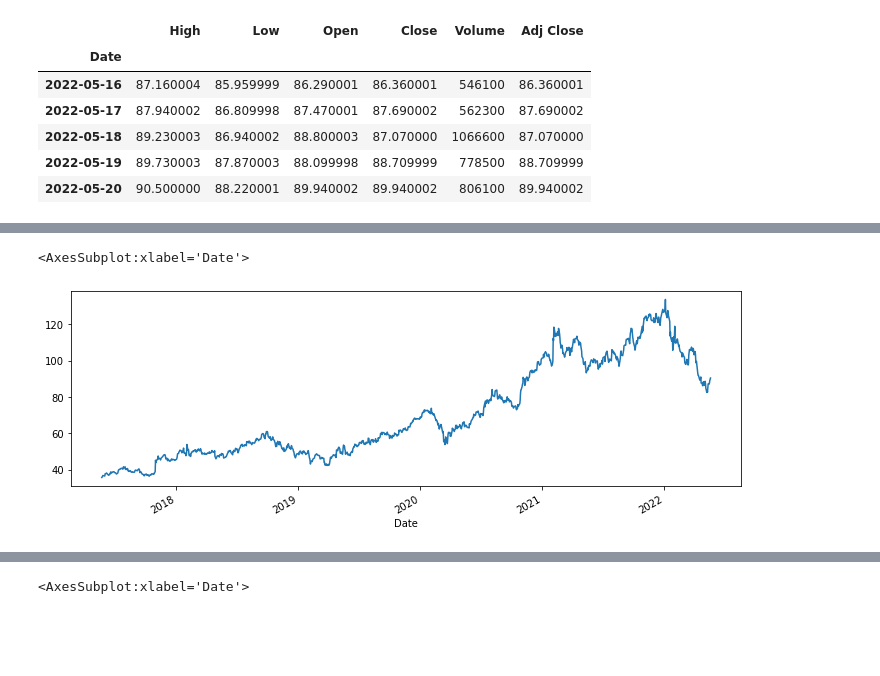
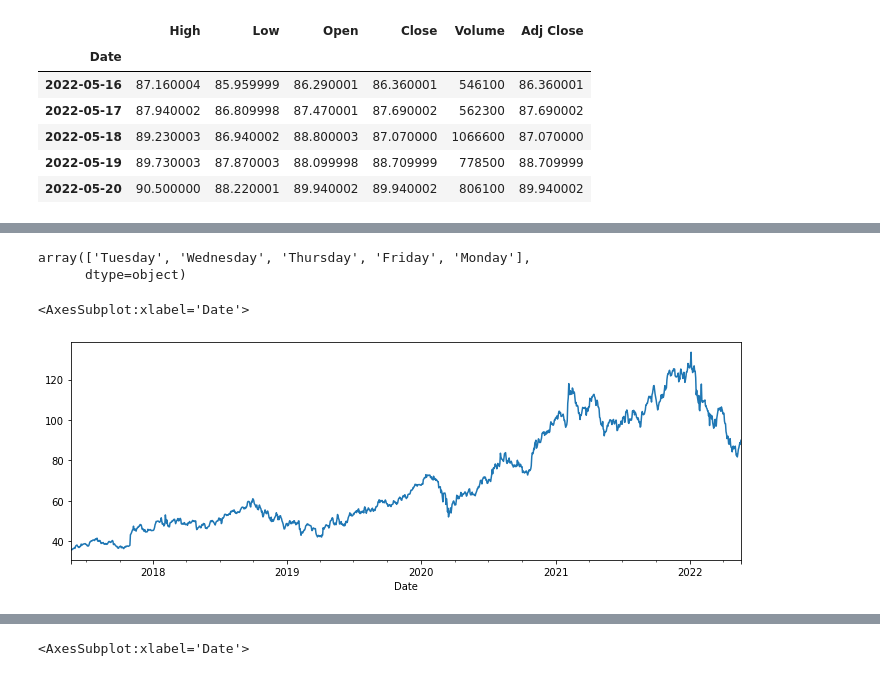
Before and after one commit to tamasree/Time_Series_Analysis_Demo, a Jupyter notebook: Sony_Stock_Analysis.ipynb, the cells around one changed output, grey strips where cells are left out. Drawn from its saved outputs; the diff is of its cells as text; code cells hidden in the pictures; blank space fills up the shorter version.

```diff
--- a/Sony_Stock_Analysis.ipynb
+++ b/Sony_Stock_Analysis.ipynb
@@ -19,0 +25,15 @@ df_sony.tail()
+# %%
+df_sony=df_sony.reset_index()
+df_sony['Date']=pd.to_datetime(df_sony['Date'])
+
+# upsample
+df_sony = df_sony.set_index('Date').resample('D').asfreq()
+
+# covert Date to Monday .. Sunday
+df_sony['Day'] = df_sony.index.strftime('%A')
+
+# drop Day in ['Saturday', 'Sunday']
+condition = df_sony['Day'].isin(['Saturday', 'Sunday'])
+df_sony = df_sony[~condition].fillna(method='ffill').reset_index()
+
+df_sony=df_sony.set_index("Date")
@@ -20,5 +55,12 @@ df_sony.tail()
+# %%
+df_sony['Day'].unique()
+# %% [output]
+array(['Tuesday', 'Wednesday', 'Thursday', 'Friday', 'Monday'],
+      dtype=object)
 # %%
-df_sony['High'].plot(figsize=(12,4))
+## Line plot of Open Price. It can be seen that there is a trend present in the open price.
+
+df_sony['Open'].plot(figsize=(12,4))
 # %% [output]
 <AxesSubplot:xlabel='Date'>
-[figure, old version]
+[figure, new version]
```
Also changed, not shown: parts of 53 cells of this notebook.
